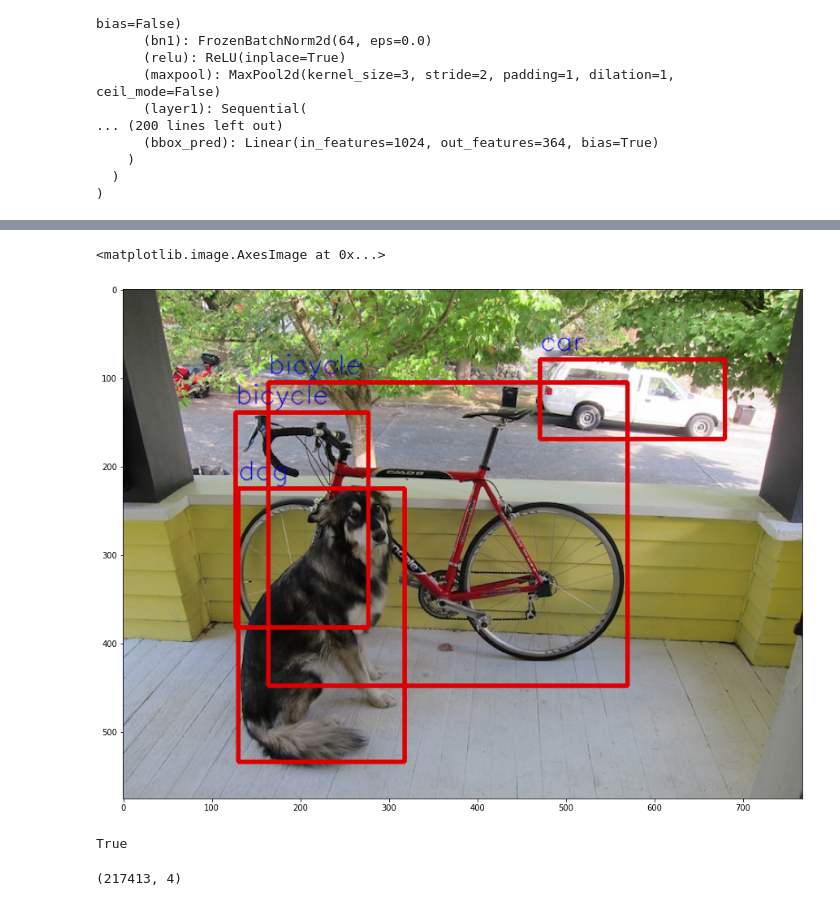
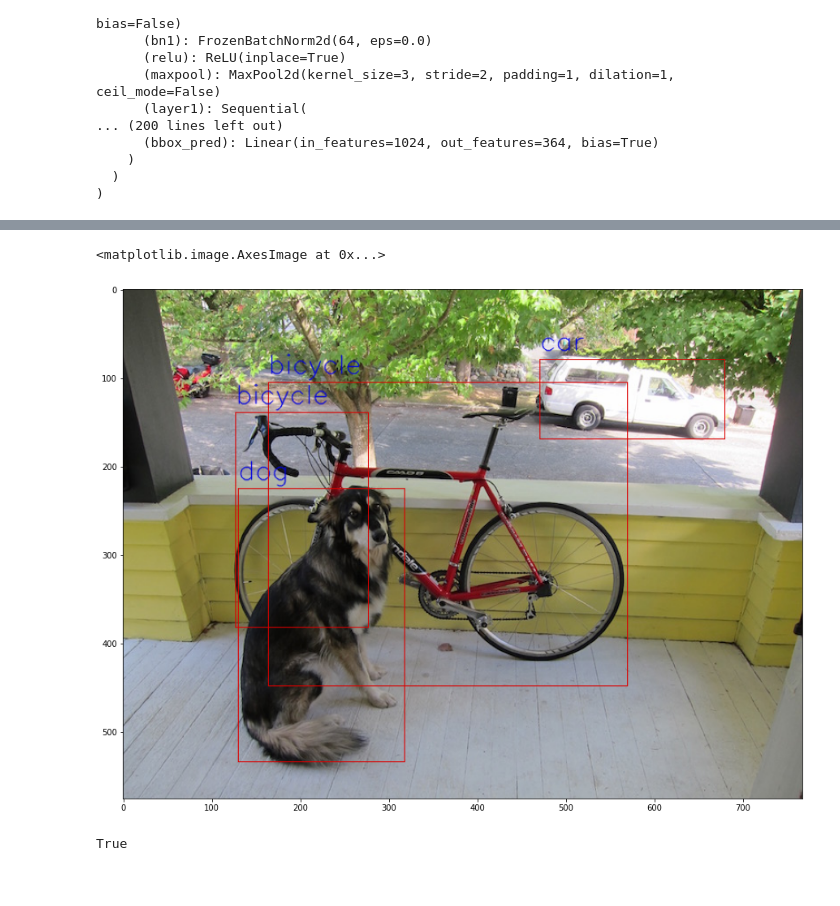
Before and after one commit to YassYe/Deeplearning-Workshops-FYP, a Jupyter notebook: ObjectDetection.ipynb, the cells around one changed output, grey strips where cells are left out. Saved outputs shown, nothing was run; the diff lists cells and outputs as text; code cells hidden in the pictures.

```diff
--- a/ObjectDetection.ipynb
+++ b/ObjectDetection.ipynb
@@ -43,36 +59,34 @@ with torch.no_grad():
 # %%
-coco_names = ["person" , "bicycle" , "car" , "motorcycle" , "airplane" , "bus" , "train" , "truck" , "boat" , "traffic light" , "fire hydrant" , "street sign" , "stop sign" , "parking meter" , "bench" , "bird" , "cat" , "dog" , "horse" , "sheep" , "cow" , "elephant" , "bear" , "zebra" , "giraffe" , "hat" , "backpack" , "umbrella" , "shoe" , "eye glasses" , "handbag" , "tie" , "suitcase" ,
-"frisbee" , "skis" , "snowboard" , "sports ball" , "kite" , "baseball bat" ,
-"baseball glove" , "skateboard" , "surfboard" , "tennis racket" , "bottle" ,
-"plate" , "wine glass" , "cup" , "fork" , "knife" , "spoon" , "bowl" ,
-"banana" , "apple" , "sandwich" , "orange" , "broccoli" , "carrot" , "hot dog" ,
-"pizza" , "donut" , "cake" , "chair" , "couch" , "potted plant" , "bed" ,
-"mirror" , "dining table" , "window" , "desk" , "toilet" , "door" , "tv" ,
-"laptop" , "mouse" , "remote" , "keyboard" , "cell phone" , "microwave" ,
-"oven" , "toaster" , "sink" , "refrigerator" , "blender" , "book" ,
-"clock" , "vase" , "scissors" , "teddy bear" , "hair drier" , "toothbrush" , "hair brush"]
+# Class labels that are predicted.
+coco_names = ["person" , "bicycle" , "car" , "motorcycle" , "airplane" , "bus" , "train" , "truck" , "boat" , "traffic light" , "fire hydrant" ,"street sign" , "stop sign" ,
+               "parking meter" , "bench" , "bird" , "cat" , "dog" , "horse" , "sheep" , "cow" , "elephant" , "bear" , "zebra" , "giraffe" , "hat" , "backpack" , "umbrella" ,
+                "shoe" , "eye glasses" , "handbag" , "tie" , "suitcase" , "frisbee" , "skis" , "snowboard" , "sports ball" , "kite" , "baseball bat" , "baseball glove" ,
+                "skateboard" , "surfboard" , "tennis racket" , "bottle" , "plate" , "wine glass" , "cup" , "fork" , "knife" , "spoon" , "bowl" , "banana" , "apple" , "sandwich" ,
+                "orange" , "broccoli" , "carrot" , "hot dog" ,"pizza" , "donut" , "cake" , "chair" , "couch" , "potted plant" , "bed" ,"mirror" , "dining table" , "window" ,
+                "desk" , "toilet" , "door" , "tv" ,"laptop" , "mouse" , "remote" , "keyboard" , "cell phone" , "microwave" ,"oven" , "toaster" , "sink" , "refrigerator" ,
+                "blender" , "book" ,"clock" , "vase" , "scissors" , "teddy bear" , "hair drier" , "toothbrush" , "hair brush"]
 
 font = cv2.FONT_HERSHEY_SIMPLEX
 bboxes, labels, scores = pred[0]["boxes"], pred[0]["labels"], pred[0]["scores"]
 bboxes = bboxes[scores >= 0.76]
 labels = labels[scores >- 0.76]
 scores = scores[scores >- 0.76]
 igg = cv2.imread("testimg1.jpg")
 igg = cv2.cvtColor(igg, cv2.COLOR_BGR2RGB)
 for i in range(bboxes.shape[0]):
     box = bboxes[i]
     label = labels[i]
     class_name = coco_names[labels.numpy()[i]-1]
     igg = cv2.rectangle(igg,
                   (int(box[0]), int(box[1])),
                   (int(box[2]), int(box[3])),
-                  (220, 0, 0), 3)
+                  (220, 0, 0), 1)
     igg = cv2.putText(igg, class_name, (int(box[0]), int(box[1]) -10), font, 1, (0,0,225), 1, cv2.LINE_AA)
 plt.figure(figsize = (15,15))
 plt.imshow(igg)
 # %% [output]
 <matplotlib.image.AxesImage at 0x...>
-[figure, old version]
+[figure, new version]
 # %%
 # Save image to folder
 cv2.imwrite("detection1.PNG", igg)
@@ -88,7 +102,3 @@ hook = model.rpn.anchor_generator.register_forward_hook(
 with torch.no_grad():
     res = model([test_tensor])
 hook.remove()
-# %%
-print(np.array(outputs[0][0]).shape)
-# %% [output]
-(217413, 4)
```
Also changed, not shown: parts of 12 cells of this notebook.
